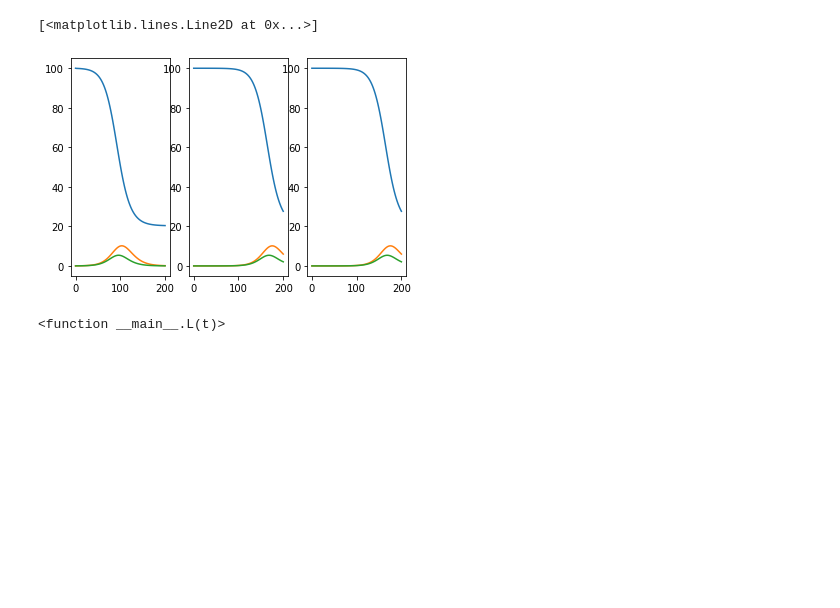
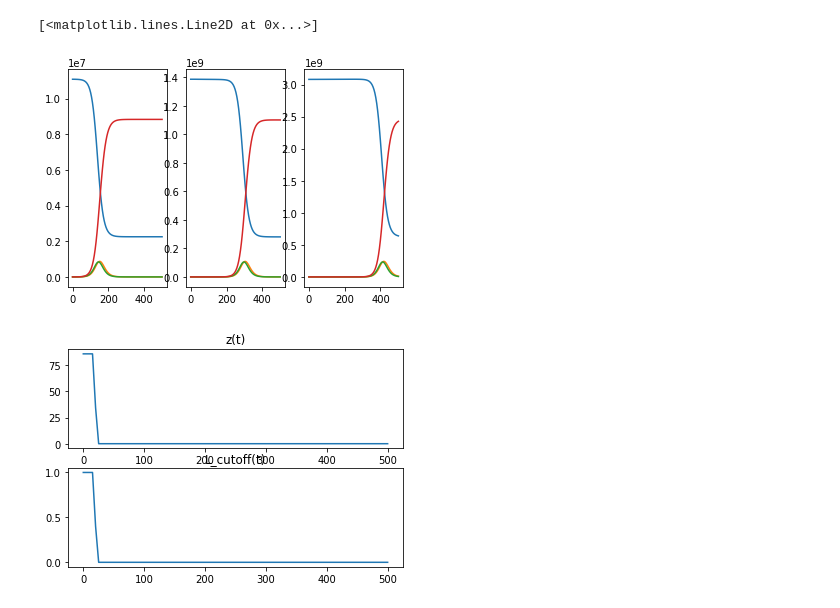
Before and after one commit to iyaniwura/Hackathon2020, a Jupyter notebook: sim1.ipynb, the cells around one changed output. Cells and saved outputs as stored; diff of their text form; code cells hidden in the pictures; blank space fills up the shorter version.

```diff
--- a/sim1.ipynb
+++ b/sim1.ipynb
@@ -75,14 +75,20 @@ import matplotlib.pyplot as plt
 def sigma(t):
     return 1/(1 + np.exp(t))
 
-travel_cutoff = 10
-z_func = lambda t: sigma(10*t)
-L_cutoff_func = lambda t: phi(10*(t-travel_cutoff))
+travel_cutoff = 20
+bats_cutoff = 20
+z_func = lambda t: 86*sigma(2*(t-bats_cutoff))
+L_cutoff_func = lambda t: sigma(2*(t-travel_cutoff))
 
 def L(t):
-    L = np.ones((M, M))
-    L[0, :] = L_cutoff_func(t)
-    L[:, 0] = L_cutoff_func(t)
+    L = np.zeros((M, M))
+    L[0, 1] = 10000
+    L[1, 2] = 10000
+    L[2, 0] = 10000
+    # L[0, 1] = 3244
+    # L[0, 2] = 17119
+    L[0, :] *= L_cutoff_func(t)
+    L[:, 0] *= L_cutoff_func(t)
     return L
 
 def model(z_flat, t):
@@ -105,18 +111,20 @@ def model(z_flat, t):
 M = 3
 n0 = 100
 c_params = [{''} for i in range(0, M)] # country-specific parameters
-g_params = {'R0': 2, 'De': 4, 'Di': 8, 'alpha': np.zeros(M)} # global model parameters
+g_params = {'R0': 2, 'De': 6.5, 'Di': 7, 'alpha': np.zeros(M)} # global model parameters
 g_params['alpha'][0] = 1
 # L = np.ones((M, M)) # matrix of travel rates; L(i, j) = rate of travel from country i --> country j
 
-s0 = np.array([100, ]*M)
+s0 = np.array([11.08e6, # Wuhan
+               1.386e9, # Rest of China
+               3.08e9]) # Rest of Asia
 e0 = np.zeros(M)
 i0 = np.zeros(M)
 r0 = np.zeros(M)
 z0 = np.array([s0, e0, i0, r0]) # z = [s e i r]
 
 n = 100
-t = np.linspace(0, 200, n)
+t = np.linspace(0, 500, n)
 # solve ODE
 
 S = np.zeros((n, M))
@@ -135,35 +143,43 @@ for i in range(1,n):
     # span for next time step
     tspan = [t[i-1],t[i]]
     # solve for next step
     z = odeint(model,z0,tspan)[1]
     z = np.reshape(z, newshape = (4, M))
 
     S[i] = z[0, :]
     E[i] = z[1, :]
     I[i] = z[2, :]
     R[i] = z[3, :]
 
     z0 = np.reshape(z, newshape = (1, 4*M))[0]
 
 plt.figure()
 plt.subplot(1, 3, 1)
 plt.plot(t, S[:, 0])
 plt.plot(t, I[:, 0])
 plt.plot(t, E[:, 0])
+plt.plot(t, R[:, 0])
 
 plt.subplot(1, 3, 2)
 plt.plot(t, S[:, 1])
 plt.plot(t, I[:, 1])
 plt.plot(t, E[:, 1])
+plt.plot(t, R[:, 1])
 
 plt.subplot(1, 3, 3)
 plt.plot(t, S[:, 2])
 plt.plot(t, I[:, 2])
 plt.plot(t, E[:, 2])
+plt.plot(t, R[:, 2])
+
+plt.figure()
+plt.subplot(2, 1, 1)
+plt.plot(t, z_func(t))
+plt.title('z(t)')
+plt.subplot(2, 1, 2)
+plt.title('L_cutoff(t)')
+plt.plot(t, L_cutoff_func(t))
 # %% [output]
 [<matplotlib.lines.Line2D at 0x...>]
-[figure, old version]
+[figure, new version]
+[figure, added]
-# %%
-L
-# %% [output]
-<function __main__.L(t)>
```
Also changed, not shown: parts of 3 cells of this notebook.
